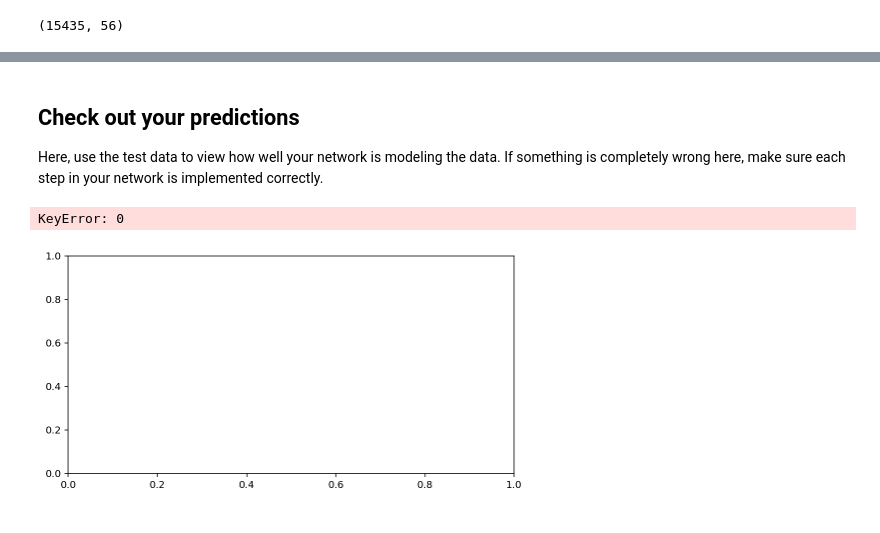
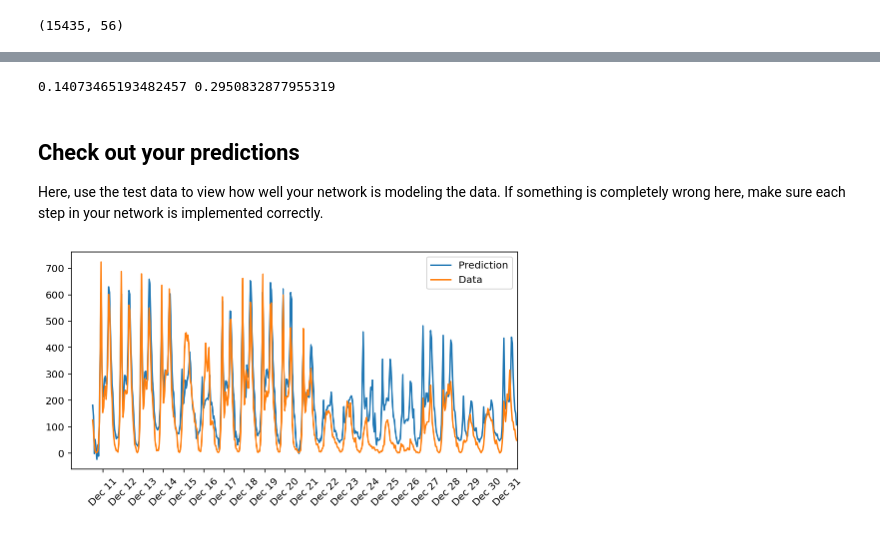
Before and after one commit to joonr7/deep-learning-v2-pytorch, a Jupyter notebook: project-bikesharing/Predicting_bike_sharing_data.ipynb, the cells around one changed output, grey strips where cells are left out. Drawn from its saved outputs; the diff is of its cells as text; code cells hidden in the pictures.

```diff
--- a/project-bikesharing/Predicting_bike_sharing_data.ipynb
+++ b/project-bikesharing/Predicting_bike_sharing_data.ipynb
@@ -325,0 +329,9 @@ _ = plt.ylim()
+# %%
+# Import weights and losses from the results that were calculated before.
+iterations = 100000
+network.lr = 0.01
+network.hidden_nodes = 5
+network.output_nodes = 1
+
+network.weights_input_to_hidden = np.loadtxt("results/final_weights_i2h.txt", dtype="float", delimiter=",", ndmin=2)
+network.weights_hidden_to_output = np.loadtxt("results/final_weights_h2o.txt", dtype="float", delimiter=",",ndmin=2)
@@ -326,24 +355,38 @@ _ = plt.ylim()
+# %%
+train_loss = MSE(network.run(train_features).T, train_targets['cnt'].values).mean()
+val_loss = MSE(network.run(val_features).T, val_targets['cnt'].values).mean()
+print(train_loss, val_loss)
+# %% [output]
+0.14073465193482457 0.2950832877955319
 # %% [markdown]
 ## Check out your predictions
 
 Here, use the test data to view how well your network is modeling the data. If something is completely wrong here, make sure each step in your network is implemented correctly.
+# %%
+# mean and std of 'cnt' before scaling
+mean, std = scaled_features['cnt']
+
+# Calculate predictions
+predictions = network.run(test_features).T*std + mean
+predictions = predictions.to_numpy().T
+
+# Extract cnt
+data = (test_targets['cnt']*std + mean).values[:, None]
 # %%
 fig, ax = plt.subplots(figsize=(8,4))
 
 mean, std = scaled_features['cnt']
-predictions = network.run(test_features).T*std + mean
-ax.plot(predictions[0], label='Prediction')
-ax.plot((test_targets['cnt']*std + mean).values, label='Data')
+ax.plot(predictions, label='Prediction')
+ax.plot(data, label='Data')
 ax.set_xlim(right=len(predictions))
 ax.legend()
 
-dates = pd.to_datetime(rides.ix[test_data.index]['dteday'])
+dates = pd.to_datetime(rides.iloc[test_data.index]['dteday'])
 dates = dates.apply(lambda d: d.strftime('%b %d'))
 ax.set_xticks(np.arange(len(dates))[12::24])
 _ = ax.set_xticklabels(dates[12::24], rotation=45)
 # %% [output]
-KeyError: 0
-[figure, old version]
+[figure, new version]
 # %% [markdown]
 ## OPTIONAL: Thinking about your results(this question will not be evaluated in the rubric).
 
```
Also changed, not shown: parts of 12 cells of this notebook, 32 other files.
